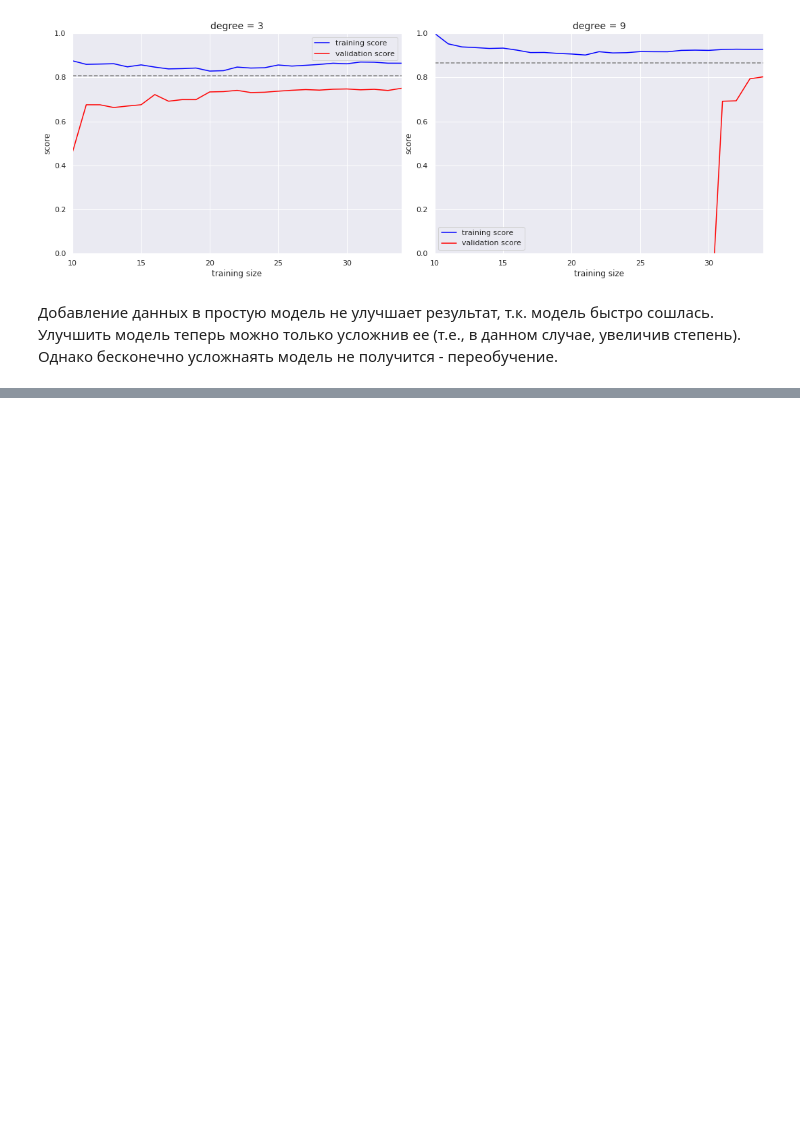
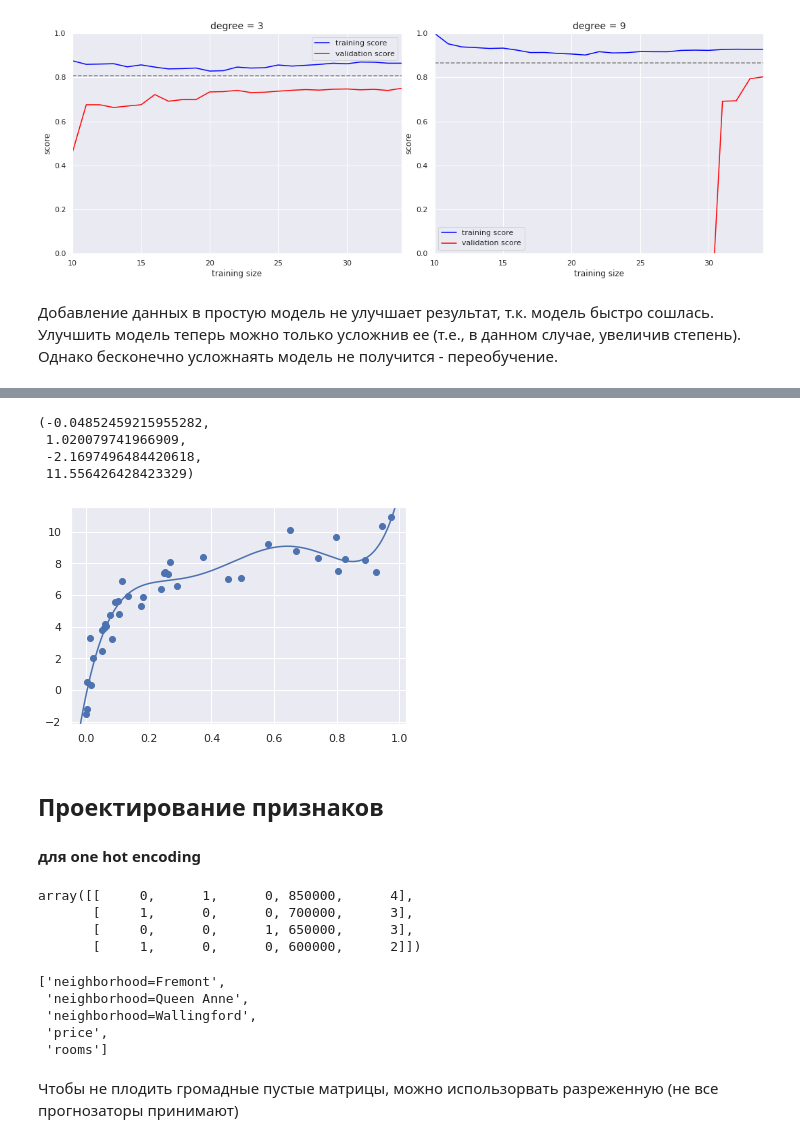
Before and after one commit to KonstantinKlepikov/all-python-ml-learning, a Jupyter notebook: sklearn-learning.ipynb, the cells around one changed output, grey strips where cells are left out. Cells and saved outputs as stored; diff of their text form; code cells hidden in the pictures; blank space fills up the shorter version.

Commit message:
sklearn

```diff
--- a/sklearn-learning.ipynb
+++ b/sklearn-learning.ipynb
@@ -387,0 +392,9 @@ for i, degree in enumerate([3, 9]):
+# %%
+from sklearn.model_selection import GridSearchCV
+param_geid = {'polynomialfeatures__degree': np.arange(21),
+             'linearregression__fit_intercept': [True, False],
+             'linearregression__normalize': [True, False]}
+# %%
+grid = GridSearchCV(pol_reg(), param_geid, cv=7)
+# %%
+grid.fit(X, y)
@@ -387,0 +411,18 @@ for i, degree in enumerate([3, 9]):
+# %%
+model = grid.best_estimator_
+# %%
+plt.scatter(X.ravel(), y)
+lim = plt.axis()
+y_test = model.fit(X, y).predict(X_test)
+plt.plot(X_test.ravel(), y_test)
+plt.axis(lim)
+# %% [output]
+(-0.04852459215955282,
+ 1.020079741966909,
+ -2.1697496484420618,
+ 11.556426428423329)
+[figure, added]
+# %% [markdown]
+## Проектирование признаков
+
+#### для one hot encoding
@@ -387,0 +436,19 @@ for i, degree in enumerate([3, 9]):
+# %%
+from sklearn.feature_extraction import DictVectorizer
+vec = DictVectorizer(sparse=False, dtype=int)
+vec.fit_transform(data)
+# %% [output]
+array([[     0,      1,      0, 850000,      4],
+       [     1,      0,      0, 700000,      3],
+       [     0,      0,      1, 650000,      3],
+       [     1,      0,      0, 600000,      2]])
+# %%
+vec.get_feature_names()
+# %% [output]
+['neighborhood=Fremont',
+ 'neighborhood=Queen Anne',
+ 'neighborhood=Wallingford',
+ 'price',
+ 'rooms']
+# %% [markdown]
+Чтобы не плодить громадные пустые матрицы, можно использорвать разреженную (не все прогнозаторы принимают)
```
Also changed, not shown: parts of 27 cells of this notebook.
